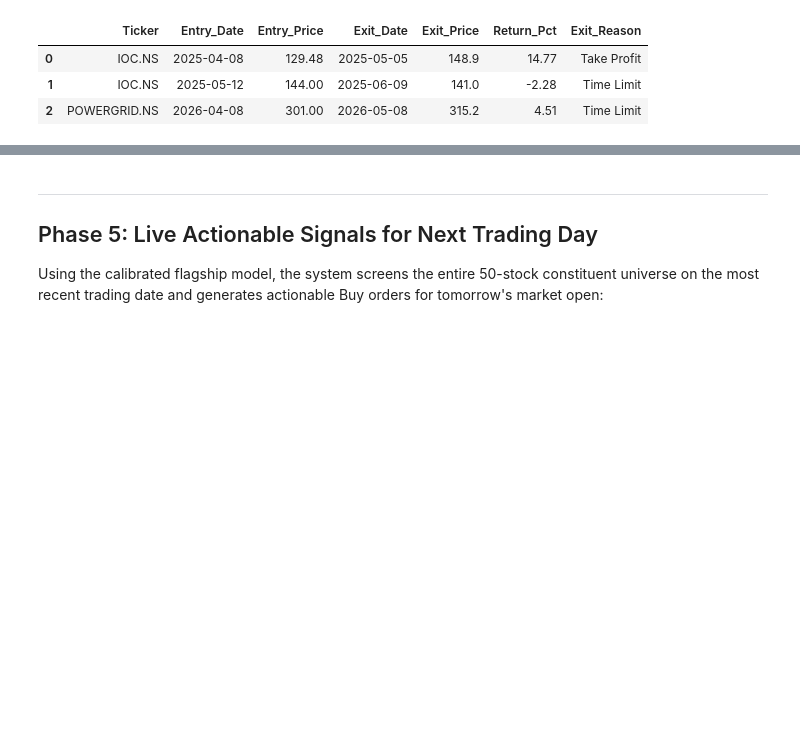
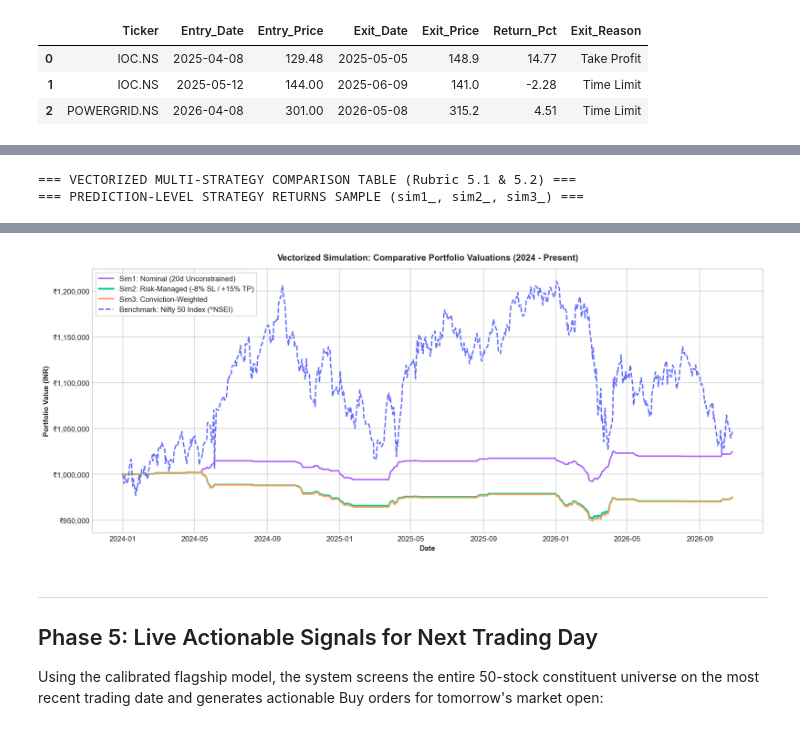
Before and after one commit to KrishnaG-101/NiftyAlpha, a Jupyter notebook: notebooks/00_workflow_pipeline.ipynb, the cells around one changed output, grey strips where cells are left out. Cells and saved outputs as stored; diff of their text form; code cells hidden in the pictures; blank space fills up the shorter version.

Commit message:
feat(backtest): implement vectorized simulation engine and multi-strategy comparison (sim1, sim2, sim3)

```diff
--- a/notebooks/00_workflow_pipeline.ipynb
+++ b/notebooks/00_workflow_pipeline.ipynb
@@ -333,0 +344,37 @@ display(trade_log_df)
+# %%
+# Load vectorized multi-strategy comparison outputs
+vec_preds = pd.read_parquet(REPORTS_DIR / 'vector_sim_predictions.parquet')
+vec_comp = pd.read_csv(REPORTS_DIR / 'vector_strategies_comparison.csv')
+vec_equity = pd.read_csv(REPORTS_DIR / 'vector_equity_curves.csv')
+vec_equity['Date'] = pd.to_datetime(vec_equity['Date'])
+
+print('=== VECTORIZED MULTI-STRATEGY COMPARISON TABLE (Rubric 5.1 & 5.2) ===')
+display(vec_comp)
+
+# Display prediction-level strategy return columns
+active_preds = vec_preds[vec_preds['signal'] == 1][[
+    'Date', 'Ticker', 'y_prob',
+    'sim1_nominal_return', 'sim1_exit_reason',
+    'sim2_risk_managed_return', 'sim2_exit_reason',
+    'sim3_conviction_return'
+]].head(10)
+
+print('=== PREDICTION-LEVEL STRATEGY RETURNS SAMPLE (sim1_, sim2_, sim3_) ===')
+display(active_preds)
+
+# Multi-strategy equity curves plot
+fig, ax = plt.subplots(figsize=(14, 6))
+ax.plot(vec_equity['Date'], vec_equity['Strategy_Sim1_Value'], label='Sim1: Nominal (20d Unconstrained)', color='#AB63FA', linewidth=2.0)
+ax.plot(vec_equity['Date'], vec_equity['Strategy_Sim2_Value'], label='Sim2: Risk-Managed (-8% SL / +15% TP)', color='#00CC96', linewidth=2.5)
+ax.plot(vec_equity['Date'], vec_equity['Strategy_Sim3_Value'], label='Sim3: Conviction-Weighted', color='#FFA15A', linewidth=2.0)
+ax.plot(vec_equity['Date'], vec_equity['Benchmark_Value'], label='Benchmark: Nifty 50 Index (^NSEI)', color='#636EFA', linewidth=1.8, linestyle='--')
+ax.set_title('Vectorized Simulation: Comparative Portfolio Valuations (2024 - Present)', fontweight='bold', pad=12)
+ax.set_ylabel('Portfolio Value (INR)', fontweight='bold')
+ax.set_xlabel('Date', fontweight='bold')
+ax.yaxis.set_major_formatter(ticker.StrMethodFormatter('₹{x:,.0f}'))
+ax.legend(loc='upper left', frameon=True)
+plt.tight_layout()
+plt.show()
+# %% [output]
+=== VECTORIZED MULTI-STRATEGY COMPARISON TABLE (Rubric 5.1 & 5.2) ===
+=== PREDICTION-LEVEL STRATEGY RETURNS SAMPLE (sim1_, sim2_, sim3_) ===
@@ -334,3 +397,4 @@ display(trade_log_df)
+[figure, added]
 # %% [markdown]
 ---
 
```
Also changed, not shown: parts of 3 cells of this notebook, 9 other files.
